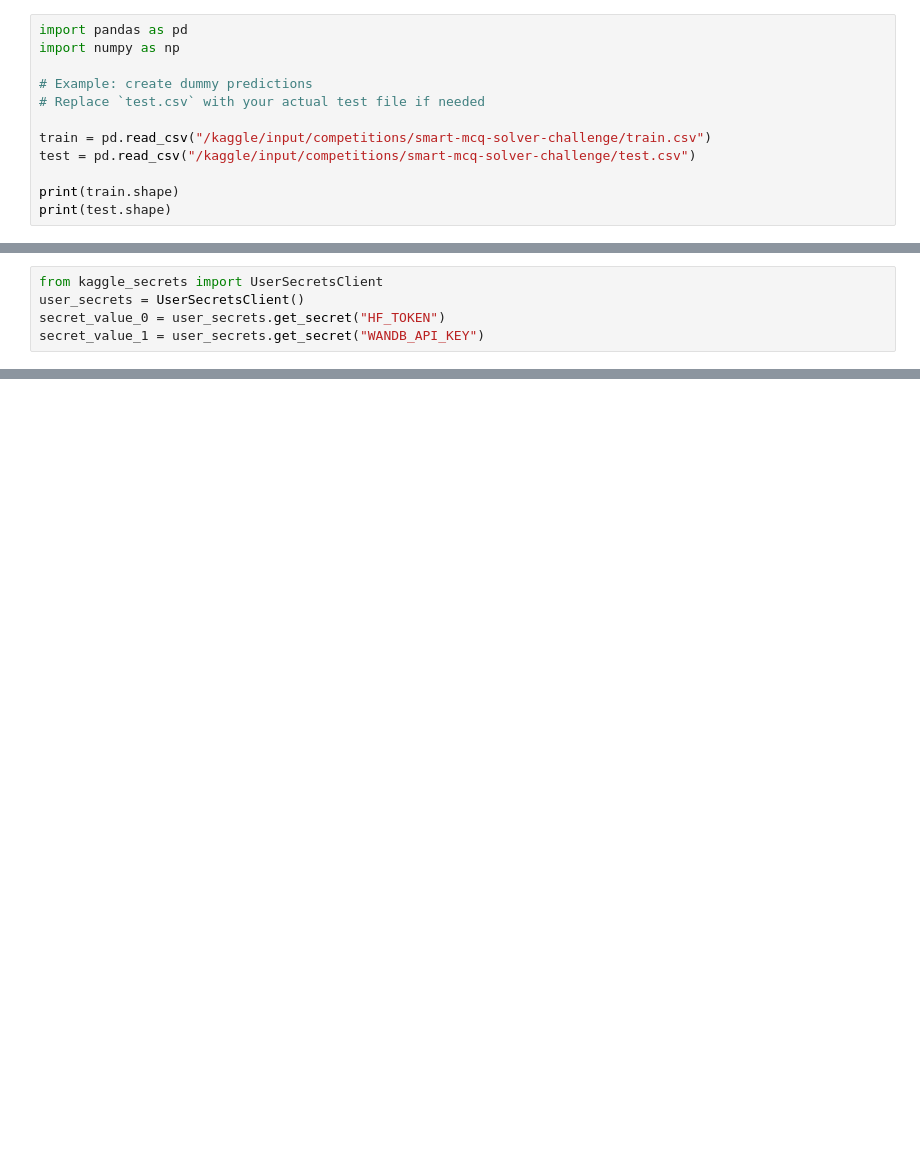
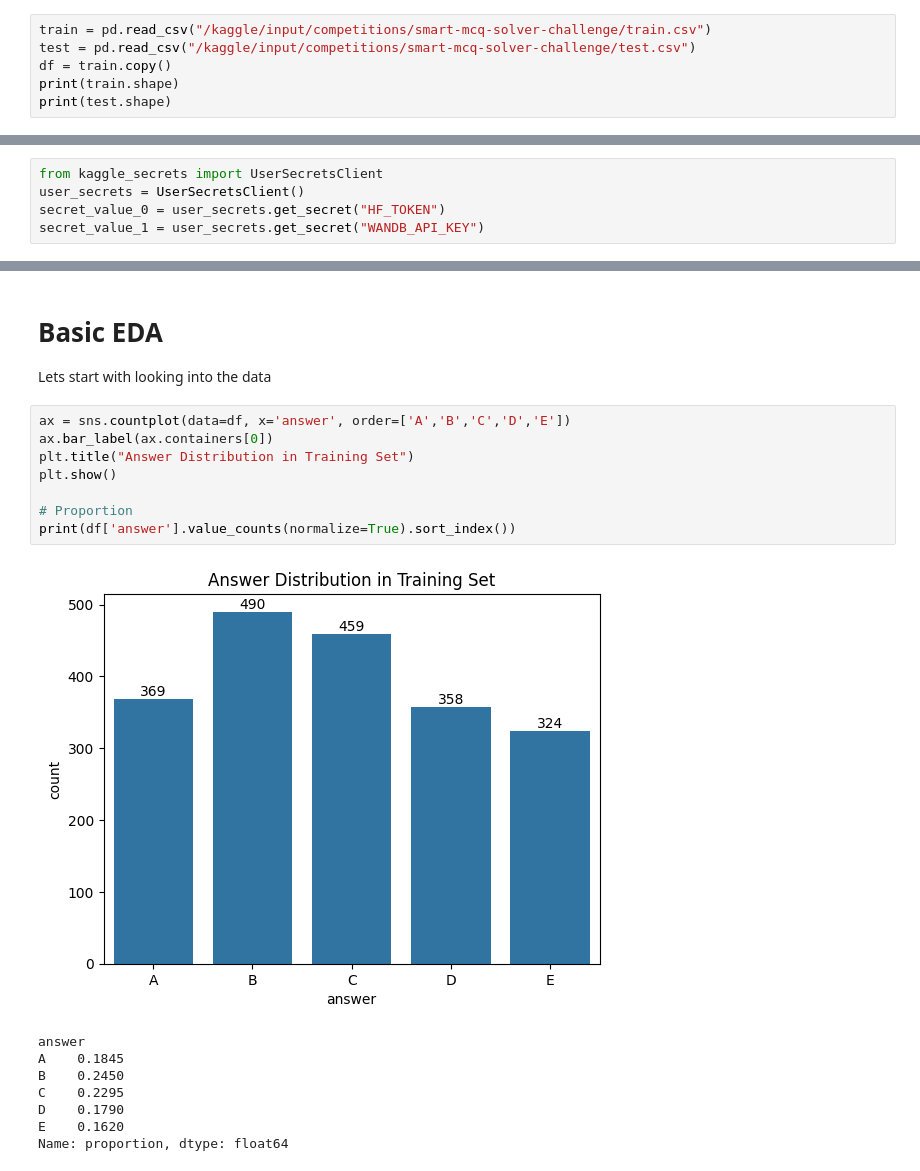
Before and after one commit to 23f3003322/dl-genai-26t2, a Jupyter notebook: dl-23f3003322-notebook-t22026.ipynb, the cells around one changed output, grey strips where cells are left out. Drawn from its saved outputs; the diff is of its cells as text; blank space fills up the shorter version.

```diff
--- a/dl-23f3003322-notebook-t22026.ipynb
+++ b/dl-23f3003322-notebook-t22026.ipynb
@@ -32,13 +35,7 @@ import kagglehub
 # %%
-import pandas as pd
-import numpy as np
-
-# Example: create dummy predictions
-# Replace `test.csv` with your actual test file if needed
-
 train = pd.read_csv("/kaggle/input/competitions/smart-mcq-solver-challenge/train.csv")
 test = pd.read_csv("/kaggle/input/competitions/smart-mcq-solver-challenge/test.csv")
-
+df = train.copy()
 print(train.shape)
 print(test.shape)
 # %% [output]
@@ -838,0 +66,21 @@ print("Submission saved! Ready to upload to Kaggle.")
+# %% [markdown]
+# Basic EDA
+
+Lets start with looking into the data
+# %%
+ax = sns.countplot(data=df, x='answer', order=['A','B','C','D','E'])
+ax.bar_label(ax.containers[0])
+plt.title("Answer Distribution in Training Set")
+plt.show()
+
+# Proportion
+print(df['answer'].value_counts(normalize=True).sort_index())
+# %% [output]
+[figure, added]
+answer
+A    0.1845
+B    0.2450
+C    0.2295
+D    0.1790
+E    0.1620
+Name: proportion, dtype: float64
```
Also changed, not shown: parts of 65 cells of this notebook.
